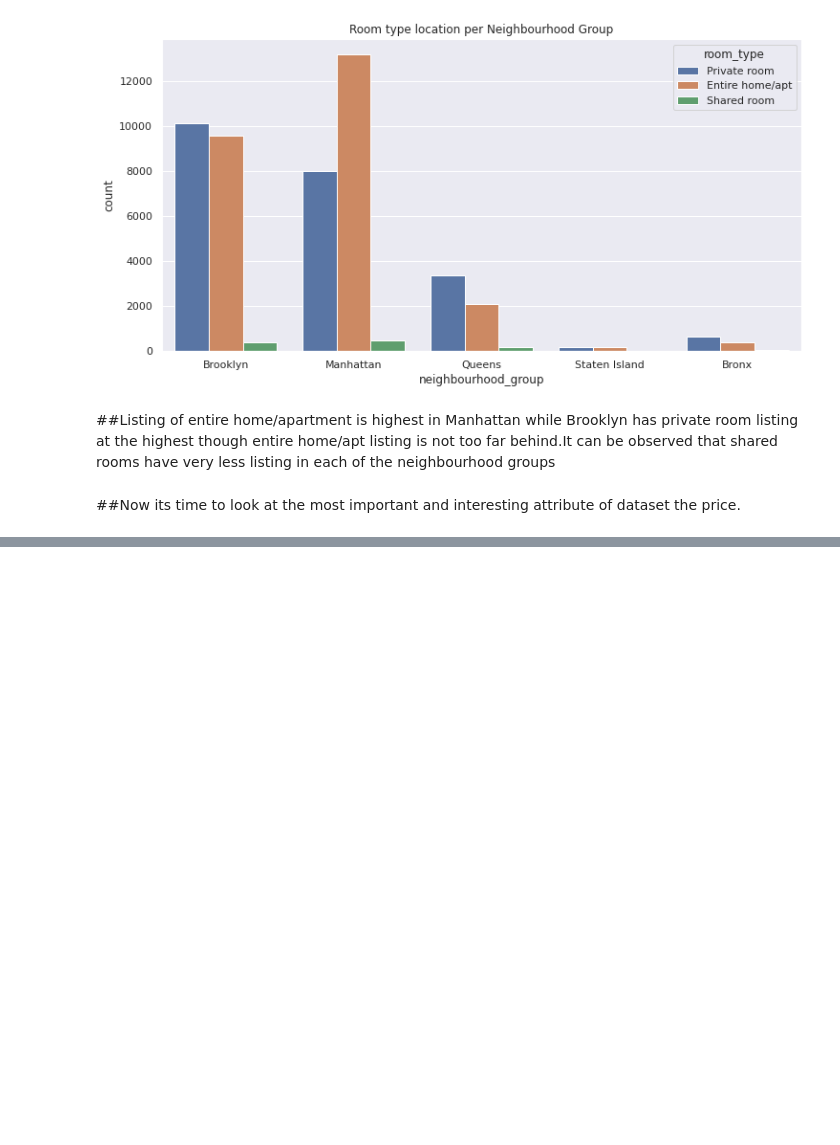
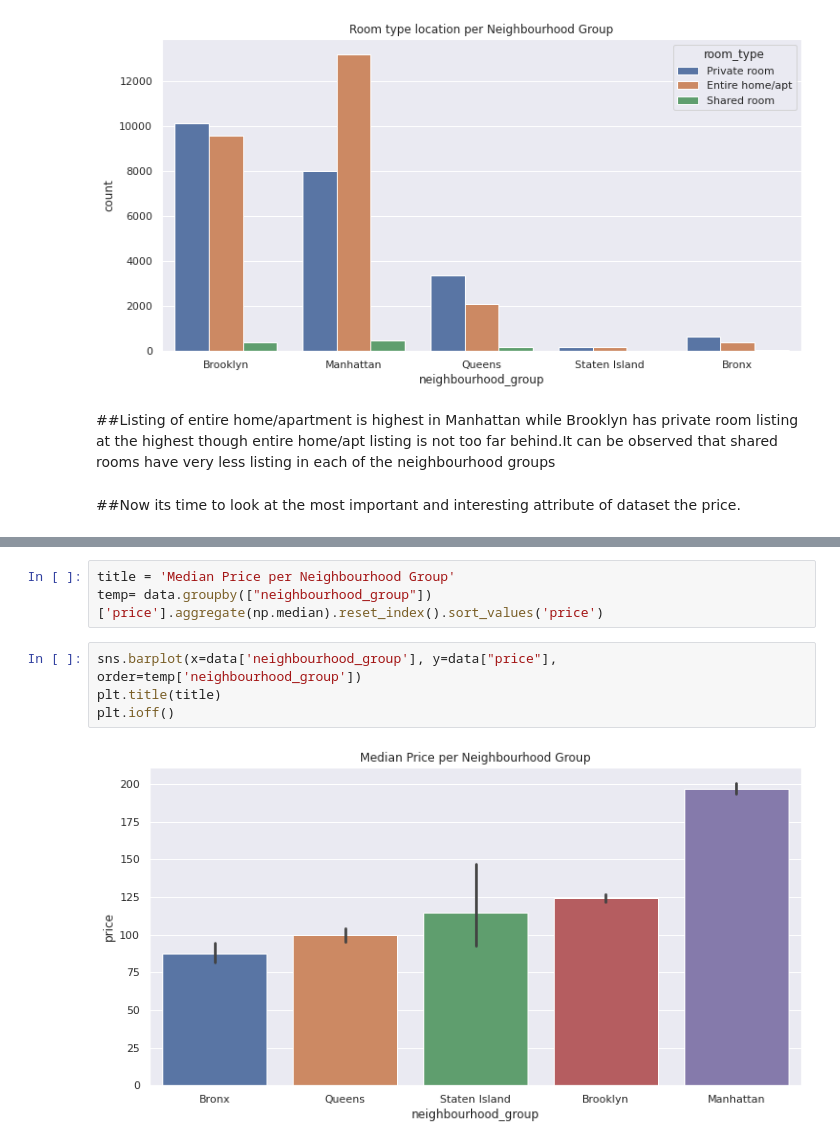
Before and after one commit to Rahul2661998/EDA-Capstone-project-AirBNB_Booking_Analysis-, a Jupyter notebook: Copy_of_Airbnb_Bookings_Analysis_Capstone_Project.ipynb, the cells around one changed output, grey strips where cells are left out. Saved outputs shown, nothing was run; the diff lists cells and outputs as text; blank space fills up the shorter version.

```diff
--- a/Copy_of_Airbnb_Bookings_Analysis_Capstone_Project.ipynb
+++ b/Copy_of_Airbnb_Bookings_Analysis_Capstone_Project.ipynb
@@ -184,0 +198,9 @@ plt.ioff()
+# %%
+title = 'Median Price per Neighbourhood Group'
+temp= data.groupby(["neighbourhood_group"])['price'].aggregate(np.median).reset_index().sort_values('price')
+# %%
+sns.barplot(x=data['neighbourhood_group'], y=data["price"], order=temp['neighbourhood_group'])
+plt.title(title)
+plt.ioff()
+# %% [output]
+[figure, added]
```
Also changed, not shown: parts of 7 cells of this notebook.
